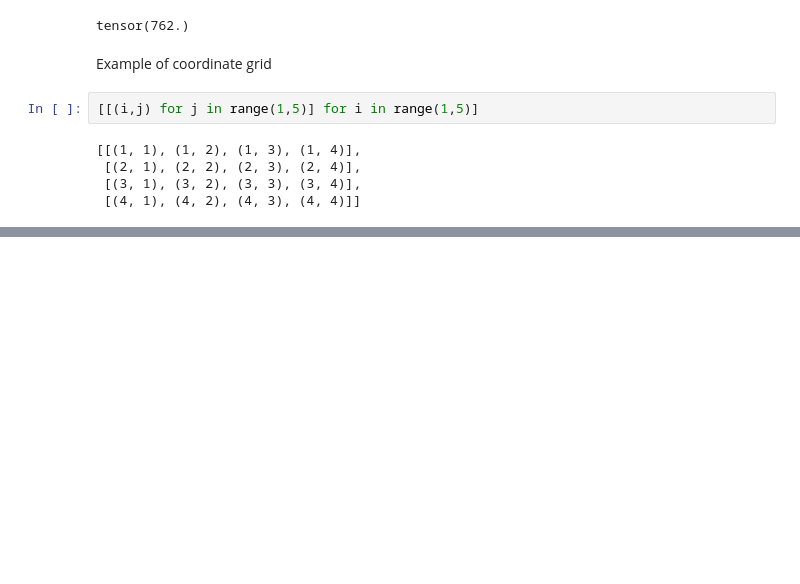
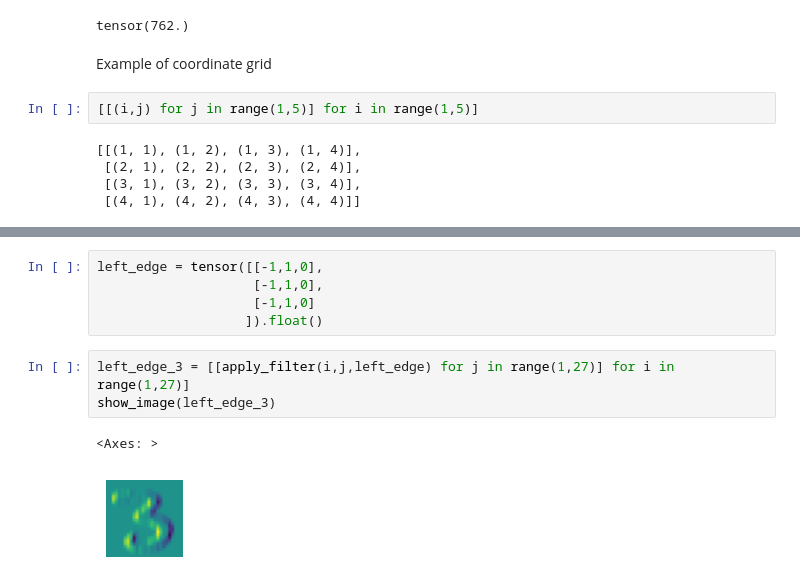
Before and after one commit to AsokTamang/Convolutional-Neural-Network, a Jupyter notebook: cnn-model.ipynb, the cells around one changed output, grey strips where cells are left out. Drawn from its saved outputs; the diff is of its cells as text; blank space fills up the shorter version.

Commit message:
output done with left edge

```diff
--- a/cnn-model.ipynb
+++ b/cnn-model.ipynb
@@ -89,3 +89,14 @@ show_image(top_3)
 # %% [output]
 <Axes: >
 [figure]
+# %%
+left_edge = tensor([[-1,1,0],
+                    [-1,1,0],
+                    [-1,1,0]
+                   ]).float()
+# %%
+left_edge_3 = [[apply_filter(i,j,left_edge) for j in range(1,27)] for i in range(1,27)]
+show_image(left_edge_3)
+# %% [output]
+<Axes: >
+[figure, added]
```
Also changed, not shown: parts of 1 cell of this notebook.
